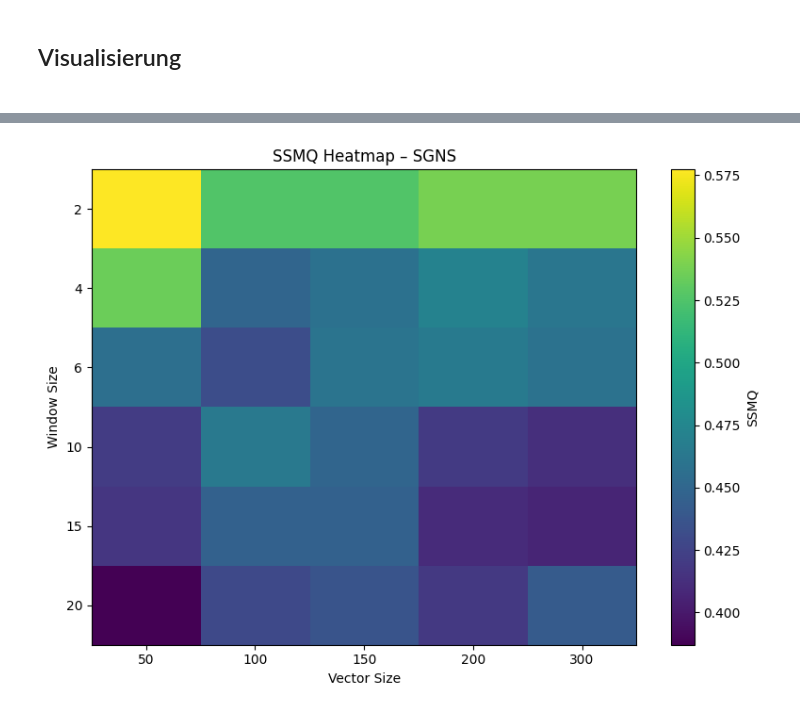
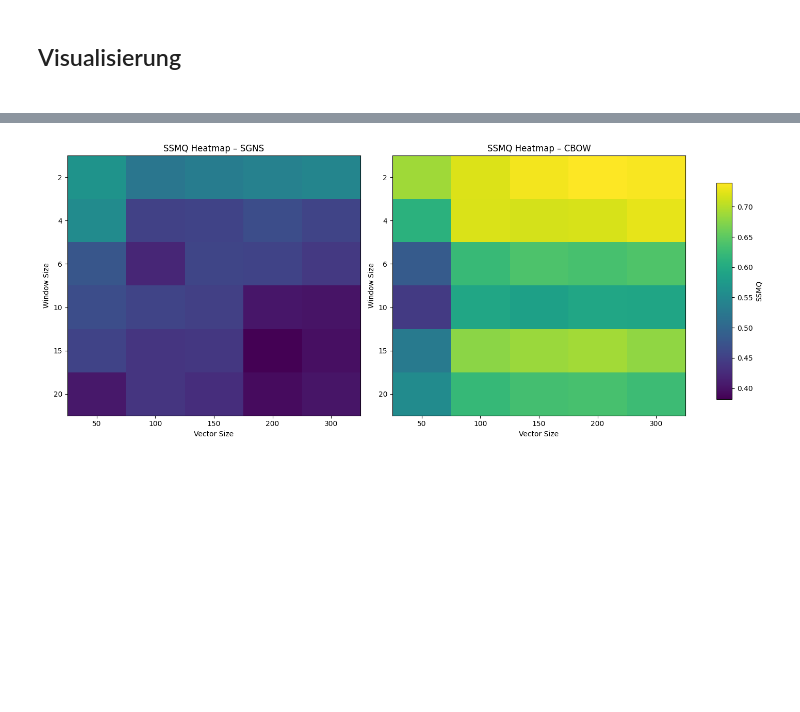
Before and after one commit to QuiriniusvonBayern/DepOp-Seminar, a Jupyter notebook: data_persistent/Formating-Cross _new_sample.ipynb, the cells around one changed output, grey strips where cells are left out. Drawn from its saved outputs; the diff is of its cells as text; code cells hidden in the pictures; blank space fills up the shorter version.

```diff
--- a/data_persistent/Formating-Cross _new_sample.ipynb
+++ b/data_persistent/Formating-Cross _new_sample.ipynb
@@ -216,53 +216,89 @@ plt.tight_layout()
 # Speichern und anzeigen
 render_figure(fig1, "top5_models_decomposition", show=True)
 
-# 2. Heatmap für SGNS
+# 2. Gemeinsame Heatmaps nebeneinander
+# Daten für SGNS und CBOW vorbereiten
 sgns = df[df["algorithm"] == "SGNS"]
-heatmap = sgns.pivot(
+cbow = df[df["algorithm"] == "CBOW"]
+
+heatmap_sgns = sgns.pivot(
     index="window",
     columns="vector_size",
     values="ssmq"
 )
 
-fig2 = plt.figure(figsize=(8, 6))
-plt.imshow(heatmap.values, cmap='viridis', aspect='auto')
-plt.xticks(range(len(heatmap.columns)), heatmap.columns)
-plt.yticks(range(len(heatmap.index)), heatmap.index)
+heatmap_cbow = cbow.pivot(
+    index="window",
+    columns="vector_size",
+    values="ssmq"
+)
+
+# Gemeinsame Werteskala bestimmen
+all_ssmq_values = np.concatenate([
+    heatmap_sgns.values.flatten(),
+    heatmap_cbow.values.flatten()
+])
+all_ssmq_values = all_ssmq_values[~np.isnan(all_ssmq_values)]
+vmin = all_ssmq_values.min()
+vmax = all_ssmq_values.max()
+
+# Erstelle Subplots
+fig, axes = plt.subplots(1, 2, figsize=(15, 6))
+
+# SGNS Heatmap
+im1 = axes[0].imshow(heatmap_sgns.values, vmin=vmin, vmax=vmax, aspect='auto', cmap='viridis')
+axes[0].set_xticks(range(len(heatmap_sgns.columns)))
+axes[0].set_xticklabels(heatmap_sgns.columns)
+axes[0].set_yticks(range(len(heatmap_sgns.index)))
+axes[0].set_yticklabels(heatmap_sgns.index)
+axes[0].set_xlabel("Vector Size")
+axes[0].set_ylabel("Window Size")
+axes[0].set_title("SSMQ Heatmap – SGNS")
+
+# CBOW Heatmap
+im2 = axes[1].imshow(heatmap_cbow.values, vmin=vmin, vmax=vmax, aspect='auto', cmap='viridis')
+axes[1].set_xticks(range(len(heatmap_cbow.columns)))
+axes[1].set_xticklabels(heatmap_cbow.columns)
+axes[1].set_yticks(range(len(heatmap_cbow.index)))
+axes[1].set_yticklabels(heatmap_cbow.index)
+axes[1].set_xlabel("Vector Size")
+axes[1].set_ylabel("Window Size")
+axes[1].set_title("SSMQ Heatmap – CBOW")
+
+# Gemeinsame Colorbar hinzufügen
+fig.subplots_adjust(right=0.85)
+cbar_ax = fig.add_axes([0.88, 0.15, 0.02, 0.7])
+fig.colorbar(im1, cax=cbar_ax, label="SSMQ")
+
+plt.tight_layout(rect=[0, 0, 0.85, 1])
+
+# Speichern und anzeigen
+render_figure(fig, "heatmap_cbow_sgns_combined", show=True)
+
+# 3. Einzelne Heatmaps (optional - falls Sie sie separat auch noch wollen)
+# SGNS einzeln
+fig_sgns = plt.figure(figsize=(8, 6))
+plt.imshow(heatmap_sgns.values, cmap='viridis', aspect='auto')
+plt.xticks(range(len(heatmap_sgns.columns)), heatmap_sgns.columns)
+plt.yticks(range(len(heatmap_sgns.index)), heatmap_sgns.index)
 plt.colorbar(label="SSMQ")
 plt.xlabel("Vector Size")
 plt.ylabel("Window Size")
 plt.title("SSMQ Heatmap – SGNS")
 plt.grid(False)
 plt.tight_layout()
+render_figure(fig_sgns, "heatmap_sgns_single", show=False)
 
-# Speichern und anzeigen
-render_figure(fig2, "heatmap_sgns", show=True)
-
-# 3. Heatmap für CBOW
-cbow = df[df["algorithm"] == "CBOW"]
-heatmap_cbow = cbow.pivot(
-    index="window",
-    columns="vector_size",
-    values="ssmq"
-)
-
-fig3 = plt.figure(figsize=(8, 6))
+# CBOW einzeln
+fig_cbow = plt.figure(figsize=(8, 6))
 plt.imshow(heatmap_cbow.values, cmap='viridis', aspect='auto')
-plt.xticks(
-    range(len(heatmap_cbow.columns)),
-    heatmap_cbow.columns
-)
-plt.yticks(
-    range(len(heatmap_cbow.index)),
-    heatmap_cbow.index
-)
+plt.xticks(range(len(heatmap_cbow.columns)), heatmap_cbow.columns)
+plt.yticks(range(len(heatmap_cbow.index)), heatmap_cbow.index)
 plt.colorbar(label="SSMQ")
 plt.xlabel("Vector Size")
 plt.ylabel("Window Size")
 plt.title("SSMQ Heatmap – CBOW")
 plt.grid(False)
-plt.tight_layout()
-
-# Speichern und anzeigen
-render_figure(fig3, "heatmap_cbow", show=True)
+plt.tight_layout(False)
+render_figure(fig_cbow, "heatmap_cbow_single", show=False)
 # %% [output]
@@ -270 +306 @@ render_figure(fig3, "heatmap_cbow", show=True)
-[figure, old version]
+[figure, new version]
```
Also changed, not shown: parts of 3 cells of this notebook, 5 other files.
